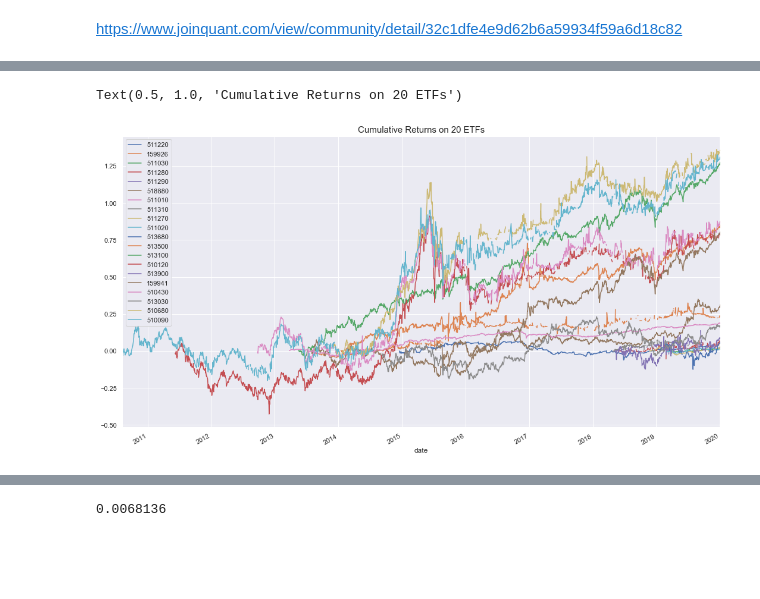
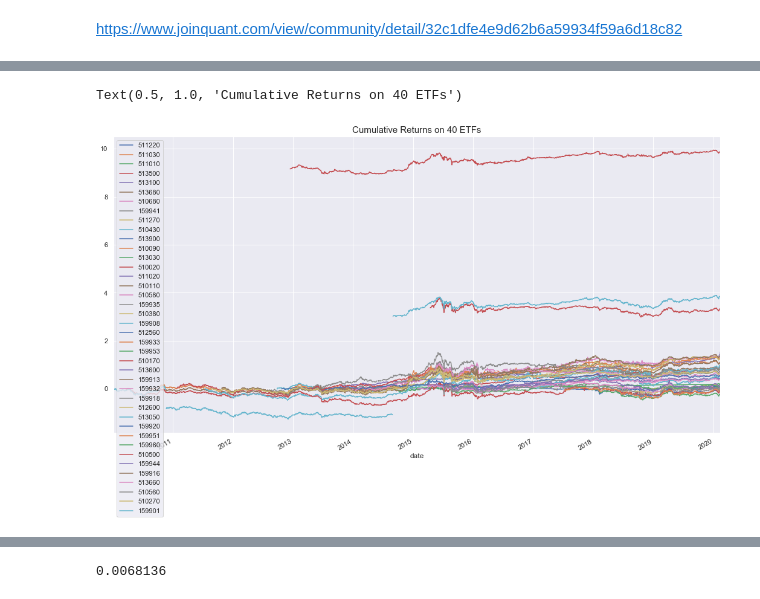
Before and after one commit to bradsun91/brad_public_workspace_mac, a Jupyter notebook: quant_research/RESEARCH_3_RISK_PARITY_PORTFOLIO_RECORD.ipynb, the cells around one changed output, grey strips where cells are left out. Drawn from its saved outputs; the diff is of its cells as text; code cells hidden in the pictures; blank space fills up the shorter version.

```diff
--- a/quant_research/RESEARCH_3_RISK_PARITY_PORTFOLIO_RECORD.ipynb
+++ b/quant_research/RESEARCH_3_RISK_PARITY_PORTFOLIO_RECORD.ipynb
@@ -100,26 +123,26 @@ def merge_df_for_corr(ticker_df_list, date_col):
 # %%
 ch_db_path = "/Users/miaoyuesun/Code_Workspace/brad_public_workspace_mac/data/CH_database/"
-ticker_list = ['511220',
- '159926',
- '511030',
- '511280',
- '511290',
- '518880',
- '511010',
- '511310',
- '511270',
- '511020',
- '513680',
- '513500',
- '513100',
- '510120',
- '513900',
- '159941',
- '510430',
- '513030',
- '510680',
- '510090']
-# ticker_list = ["600519.SH","601601.SH","600111.SH"]
+# ticker_list = ['511220',
+#  '159926',
+#  '511030',
+#  '511280',
+#  '511290',
+#  '518880',
+#  '511010',
+#  '511310',
+#  '511270',
+#  '511020',
+#  '513680',
+#  '513500',
+#  '513100',
+#  '510120',
+#  '513900',
+#  '159941',
+#  '510430',
+#  '513030',
+#  '510680',
+#  '510090']
+ticker_list = selected_ETF_pool_list
 ticker_df_list = get_df_date_price_code(ch_db_path, ticker_list, "date", "close", "code")
 merged_df = merge_df_for_corr(ticker_df_list, "date")
 # %% [output]
@@ -171,9 +197,9 @@ Reading Assets:  510090
 # %%
 merged_df_returns.plot(figsize = (18, 10))
-plt.title("Cumulative Returns on 20 ETFs", fontsize = 15)
+plt.title("Cumulative Returns on 40 ETFs", fontsize = 15)
 # %% [output]
-Text(0.5, 1.0, 'Cumulative Returns on 20 ETFs')
+Text(0.5, 1.0, 'Cumulative Returns on 40 ETFs')
-[figure, old version]
+[figure, new version]
 # %%
 fig = plt.figure(figsize = (20, 10))
 ax = fig.add_subplot(111)
```
Also changed, not shown: parts of 11 cells of this notebook, 6 other files.
